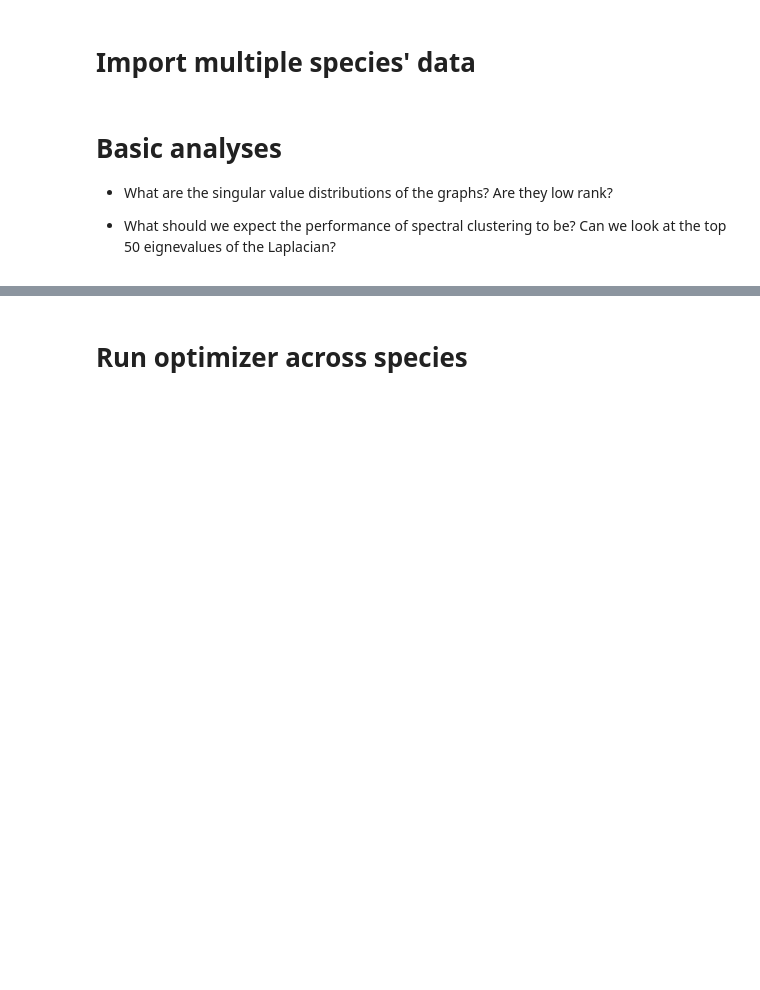
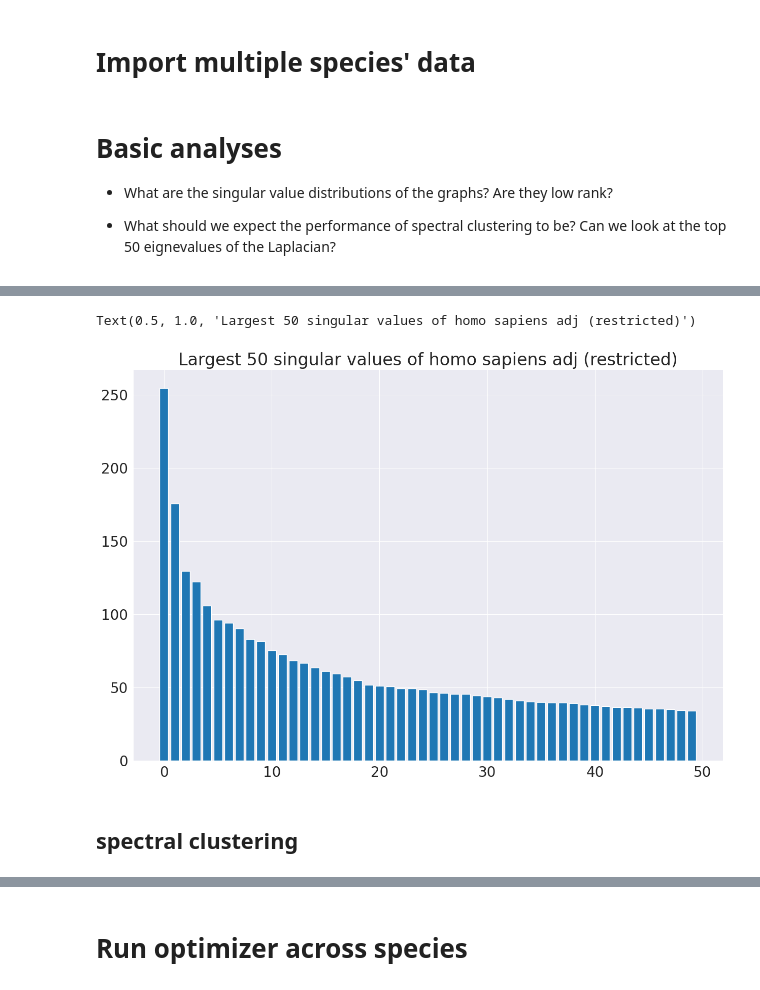
Before and after one commit to akhiljalan/cellag-misc, a Jupyter notebook: ppi-3-multiple-species.ipynb, the cells around one changed output, grey strips where cells are left out. Saved outputs shown, nothing was run; the diff lists cells and outputs as text; code cells hidden in the pictures; blank space fills up the shorter version.

```diff
--- a/ppi-3-multiple-species.ipynb
+++ b/ppi-3-multiple-species.ipynb
@@ -49,0 +80,10 @@ adj_mats_dict = {idx: load_ppi_mat(idx) for idx in species_ids_good}
+# %%
+S_9606 = scipy.sparse.linalg.svds(adj_mats_dict[9606], k=50, return_singular_vectors = False, which='LM')
+# %%
+plt.bar(np.arange(len(S)), np.flip(S_9606))
+plt.title('Largest 50 singular values of homo sapiens adj (restricted)')
+# %% [output]
+Text(0.5, 1.0, 'Largest 50 singular values of homo sapiens adj (restricted)')
+[figure, added]
+# %% [markdown]
+## spectral clustering
```
Also changed, not shown: parts of 37 cells of this notebook, 4 other files.
